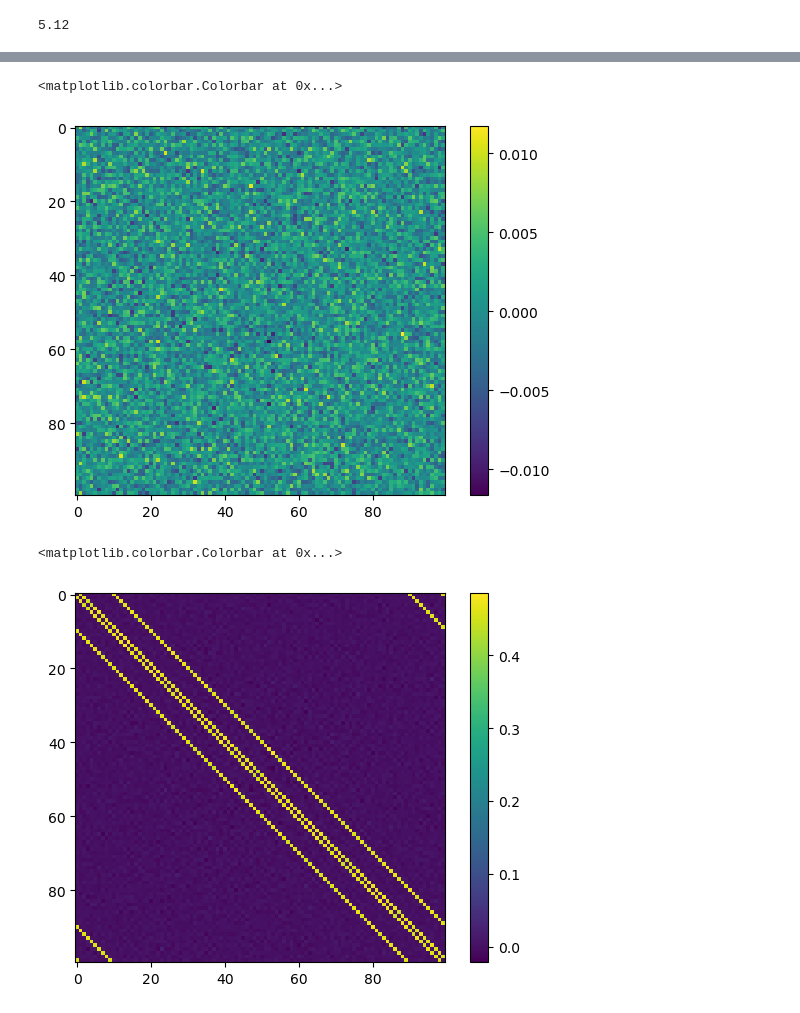
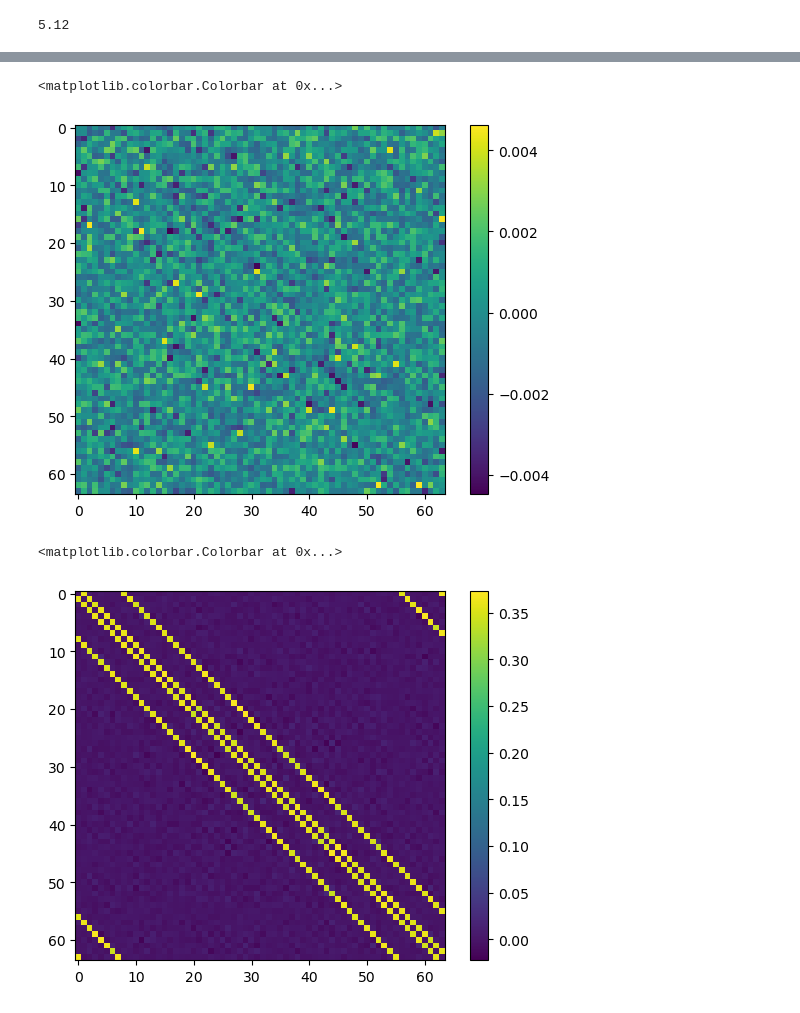
Before and after one commit to bsfn-0323/diffusion, a Jupyter notebook: gaussDiff_minimization.ipynb, the cells around one changed output, grey strips where cells are left out. Drawn from its saved outputs; the diff is of its cells as text; code cells hidden in the pictures.

```diff
--- a/gaussDiff_minimization.ipynb
+++ b/gaussDiff_minimization.ipynb
@@ -22,12 +22,12 @@ def gen_noisy_data(x0,step,temp,dt,device = "cpu"):
 # %%
-L = 10
+L = 8
 N = L**2
-temp = 2.72
+temp = 3.17
 
 MCS = 200000
 P = 50000
 
-T = 8
+T = 2
 
 nSteps = 300
 dt = 0.02
@@ -76,16 +71,16 @@ epoch = 500, loss = 0.7490829825401306, lr = 0.009946958847917782
 # %%
-plt.imshow((-A[0].detach().numpy() + np.diag(np.diag(A[0].detach().numpy())))/np.sqrt(T*(1-np.exp(-2*dt))))
+plt.imshow((-A[0].detach().numpy() + np.diag(np.diag(A[0].detach().numpy()))))
 plt.colorbar()
 # %% [output]
 <matplotlib.colorbar.Colorbar at 0x...>
-[figure, old version]
+[figure, new version]
 # %%
 Jtrue = np.linalg.inv(np.cov(data.T))
 plt.imshow(-Jtrue+np.diag(np.diag(Jtrue)) )
 plt.colorbar()
 # %% [output]
 <matplotlib.colorbar.Colorbar at 0x...>
-[figure, old version]
+[figure, new version]
 # %%
 def backward(xT,A,g,temp,nSteps,dt,full_traj = False,device = "cpu"):
     P = xT.shape[0]
```
Also changed, not shown: parts of 9 cells of this notebook, 1 other file.
